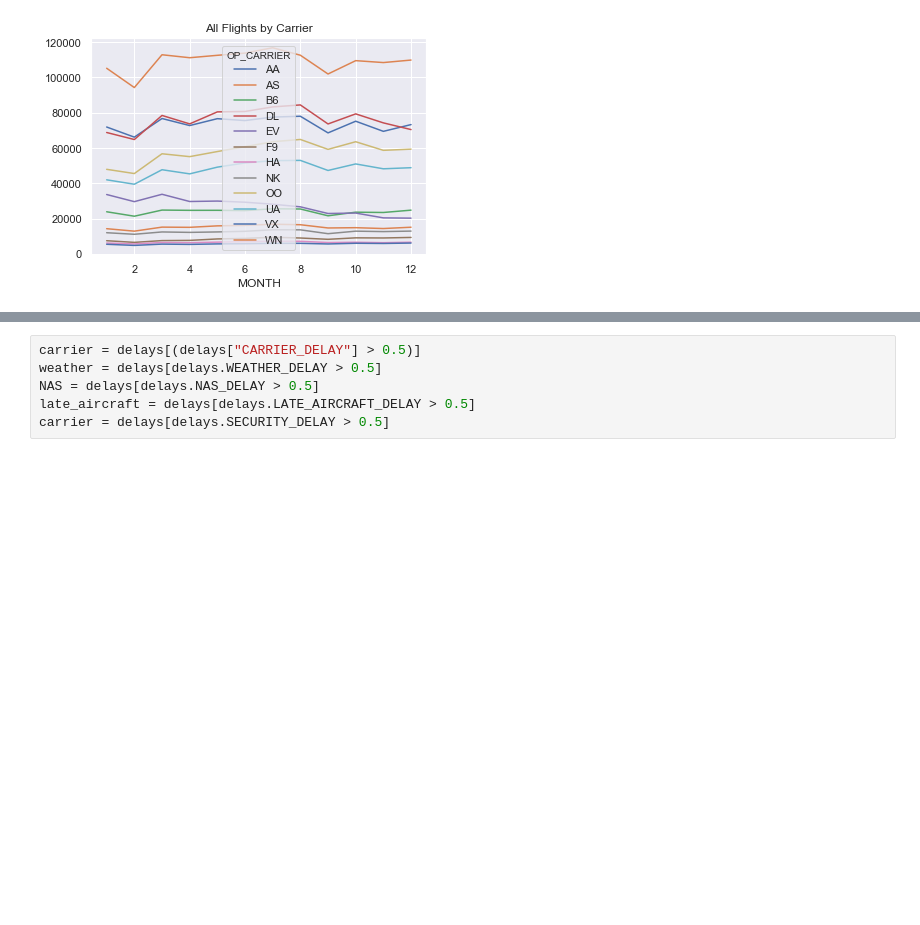
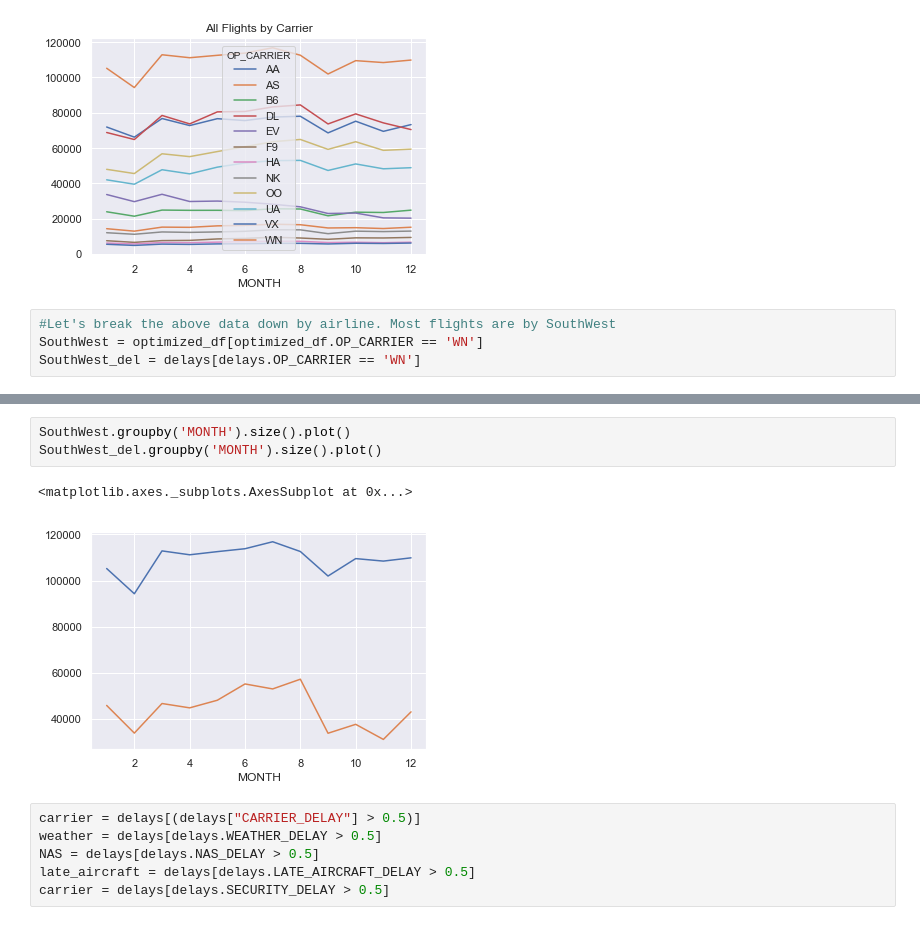
Before and after one commit to dmitriykats1/Springboard, a Jupyter notebook: Capstone1/import_data.ipynb, the cells around one changed output, grey strips where cells are left out. Drawn from its saved outputs; the diff is of its cells as text; blank space fills up the shorter version.

```diff
--- a/Capstone1/import_data.ipynb
+++ b/Capstone1/import_data.ipynb
@@ -776,3 +842,7 @@ plt.title('All Flights by Carrier')
 # %% [output]
 Text(0.5, 1.0, 'All Flights by Carrier')
 [figure]
+# %%
+#Let's break the above data down by airline. Most flights are by SouthWest
+SouthWest = optimized_df[optimized_df.OP_CARRIER == 'WN']
+SouthWest_del = delays[delays.OP_CARRIER == 'WN']
@@ -779,3 +869,9 @@ Text(0.5, 1.0, 'All Flights by Carrier')
+# %%
+SouthWest.groupby('MONTH').size().plot()
+SouthWest_del.groupby('MONTH').size().plot()
+# %% [output]
+<matplotlib.axes._subplots.AxesSubplot at 0x...>
+[figure, added]
 # %%
 carrier = delays[(delays["CARRIER_DELAY"] > 0.5)]
 weather = delays[delays.WEATHER_DELAY > 0.5]
```
Also changed, not shown: parts of 20 cells of this notebook.
